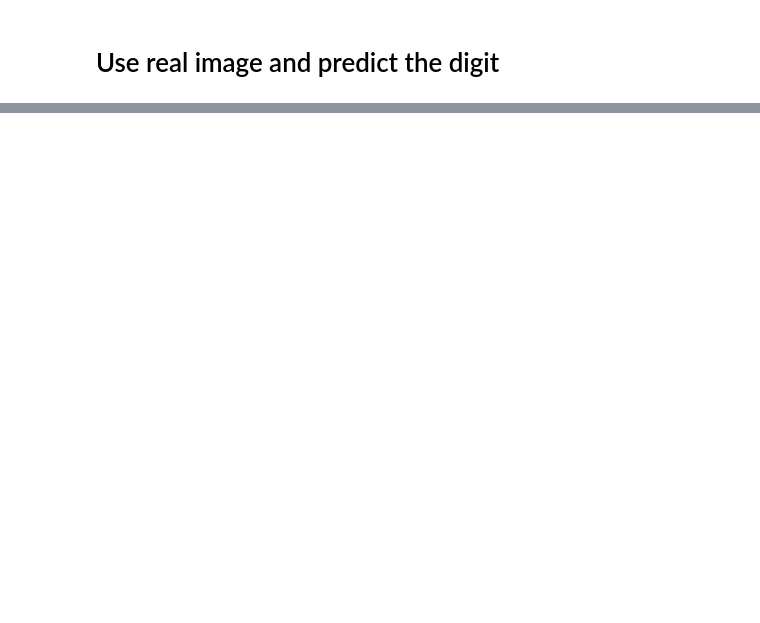
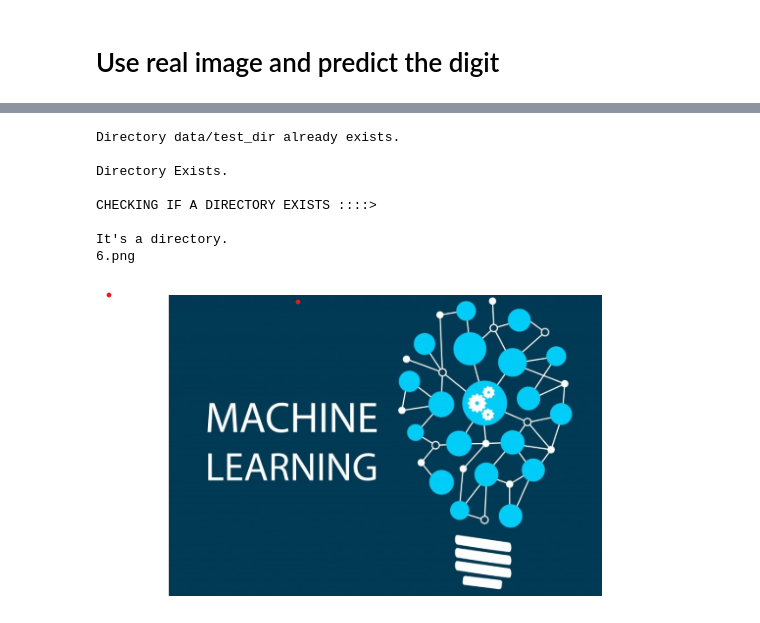
Before and after one commit to AmritaPudasaini/Python-Programming, a Jupyter notebook: week-6-Scikit-Learn-and-DeepLearning.ipynb, the cells around one changed output, grey strips where cells are left out. Cells and saved outputs as stored; diff of their text form; code cells hidden in the pictures; blank space fills up the shorter version.

```diff
--- a/week-6-Scikit-Learn.ipynb
+++ b/week-6-Scikit-Learn-and-DeepLearning.ipynb
@@ -392,0 +491,61 @@ ModuleNotFoundError: No module named 'tensorflow'
+# %%
+import os
+
+# Path to the directory you want to create
+dir_path = "data/test_dir"
+
+# Check if the directory exists, if not, create it
+if not os.path.exists(dir_path):
+    os.makedirs(dir_path)  # This creates the directory and any intermediate directories
+    print(f"Directory {dir_path} created.\n")
+else:
+    print(f"Directory {dir_path} already exists.\n")
+
+import os
+import matplotlib.pyplot as plt
+import matplotlib.image as mpimg
+
+# Path to the directory you want to check
+dir_path = "data/test_dir"
+
+# Check if the directory exists
+if os.path.exists(dir_path):
+    print("Directory Exists.\n")
+else:
+    print('Directory does not exist \n')
+
+# CHECKING IF A DIRECTORY EXISTS ::::>
+print("CHECKING IF A DIRECTORY EXISTS ::::> \n")
+if os.path.isdir(dir_path):
+    print("It's a directory.")
+else:
+    print("It's not a directory")
+
+# If the directory exists, list its contents
+if os.path.exists(dir_path):
+    contents = os.listdir(dir_path)
+    image_extensions = ('.jpg', '.jpeg', '.png', '.bmp', '.gif')
+
+    # List all files in the directory
+    image_files = [f for f in contents if f.lower().endswith(image_extensions)]
+
+    # If there are any image files, display the first one
+    if image_files:
+        print(image_files[0])  # Print the name of the first image file
+        image_path = os.path.join(dir_path, image_files[0])
+        img = mpimg.imread(image_path)  # Load the image
+        plt.imshow(img)  # Display the image
+        plt.axis('off')  # Turn off axis
+        plt.show()  # Show the image
+    else:
+        print("No image files found in the directory.")
+# %% [output]
+Directory data/test_dir already exists.
+
+Directory Exists.
+
+CHECKING IF A DIRECTORY EXISTS ::::>
+
+It's a directory.
+6.png
+[figure, added]
```
Also changed, not shown: parts of 15 cells of this notebook, 5 other files.
